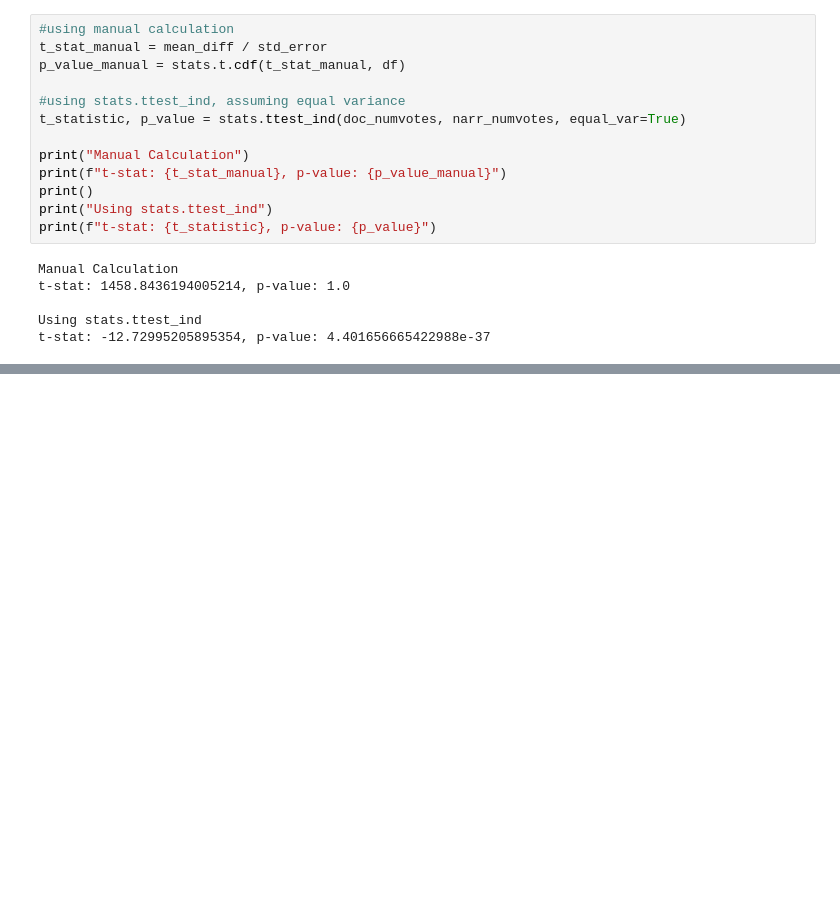
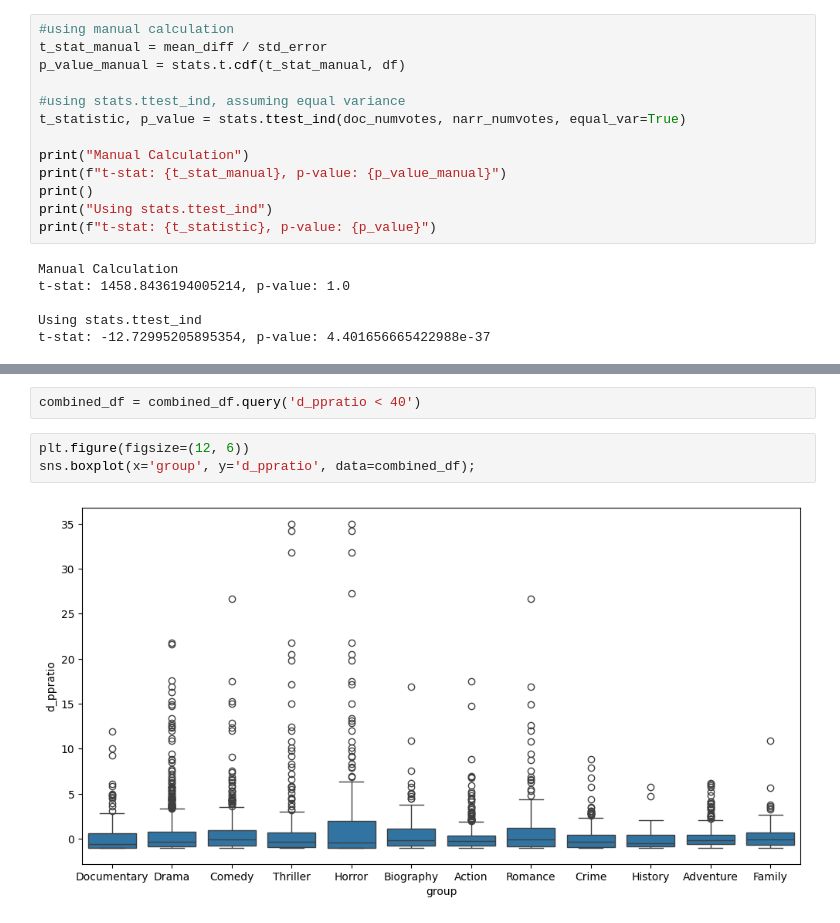
Before and after one commit to emmascotson/Movie-Data-Analysis, a Jupyter notebook: notebooks/exploratory.ipynb, the cells around one changed output, grey strips where cells are left out. Drawn from its saved outputs; the diff is of its cells as text; blank space fills up the shorter version.

```diff
--- a/notebooks/exploratory.ipynb
+++ b/notebooks/exploratory.ipynb
@@ -3273,0 +3314,7 @@ t-stat: -12.72995205895354, p-value: 4.401656665422988e-37
+# %%
+combined_df = combined_df.query('d_ppratio < 40')
+# %%
+plt.figure(figsize=(12, 6))
+sns.boxplot(x='group', y='d_ppratio', data=combined_df);
+# %% [output]
+[figure, added]
```
Also changed, not shown: parts of 39 cells of this notebook.
